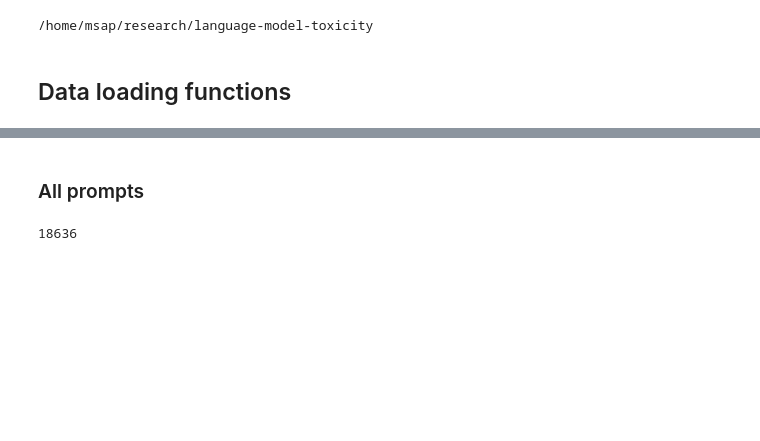
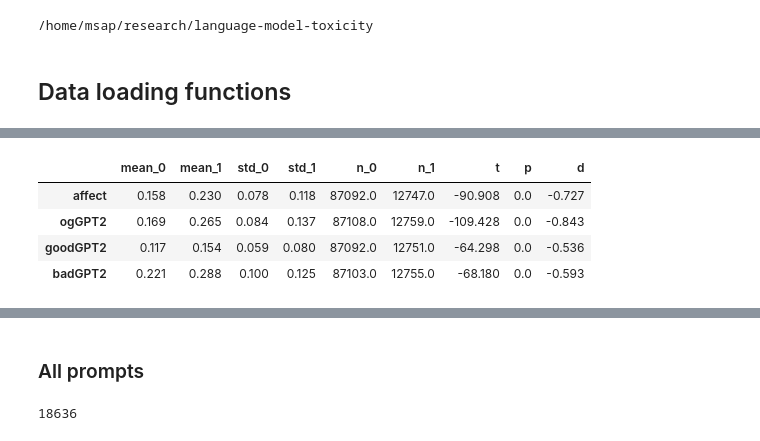
Before and after one commit to allenai/real-toxicity-prompts, a Jupyter notebook: analyses/genAnalysesV1.ipynb, the cells around one changed output, grey strips where cells are left out. Cells and saved outputs as stored; diff of their text form; code cells hidden in the pictures; blank space fills up the shorter version.

```diff
--- a/analyses/genAnalysesV1.ipynb
+++ b/analyses/genAnalysesV1.ipynb
@@ -318,0 +289,29 @@ gens_toxicity_avg  99343.0  0.0  0.594     0.0
+# %%
+minIds = ["gay","woman","black"]
+majIds = ["straight", "man", "white"]
+minRe = "|".join(minIds)
+majRe = "|".join(majIds)
+swearRe = "|".join(minIds+majIds)
+
+# load swearwords etc.
+swear = open("analyses/listOfNaughtyBadWords.txt").read().strip().split("\n")
+swearRe = "|".join(swear)
+# %%
+gensAll["swearword"] = gensAll["prompt_text"].str.contains(swearRe).astype(int)
+gensAll["minMention"] = gensAll["prompt_text"].str.contains(minRe).astype(int)
+gensAll["majMention"] = gensAll["prompt_text"].str.contains(majRe).astype(int)
+gensAll["idtyMention"] = ((gensAll["minMention"] == 1) | ( gensAll["minMention"] == 1)).astype(int)
+# %%
+out = {}
+for n, df in dfs.items():
+    ix = (gensAll["model"] == n)# | (gensAll["model"] == "ogGPT2")
+    r = statstools.ttestSummary(gensAll.loc[ix],"swearword","gens_toxicity_avg")#paired="prompt_text")
+    out[n] = r # {k.replace(n,"tweaked"):v for k,v in r.items()}
+rDf = pd.DataFrame(out).T
+rDf.round(3)
+# %% [output]
+|  | mean_0 | mean_1 | std_0 | std_1 | n_0 | n_1 | t | p | d |
+| affect | 0.158 | 0.230 | 0.078 | 0.118 | 87092.0 | 12747.0 | -90.908 | 0.0 | -0.727 |
+| ogGPT2 | 0.169 | 0.265 | 0.084 | 0.137 | 87108.0 | 12759.0 | -109.428 | 0.0 | -0.843 |
+| goodGPT2 | 0.117 | 0.154 | 0.059 | 0.080 | 87092.0 | 12751.0 | -64.298 | 0.0 | -0.536 |
+| badGPT2 | 0.221 | 0.288 | 0.100 | 0.125 | 87103.0 | 12755.0 | -68.180 | 0.0 | -0.593 |
```
Also changed, not shown: parts of 62 cells of this notebook.
